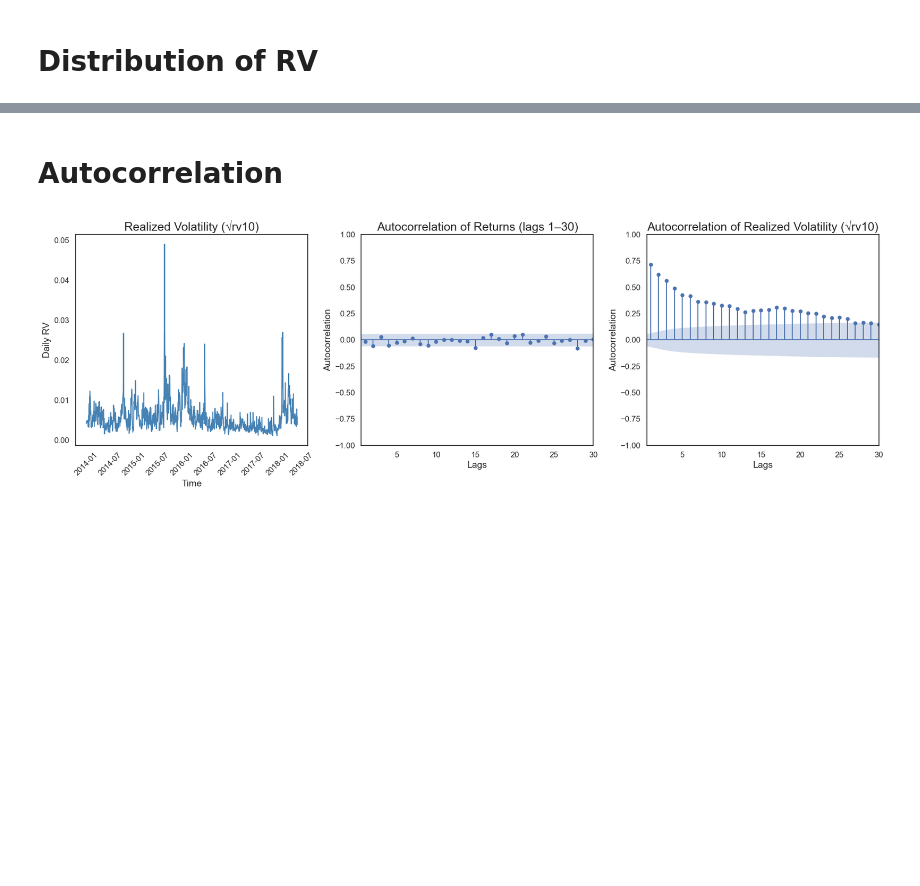
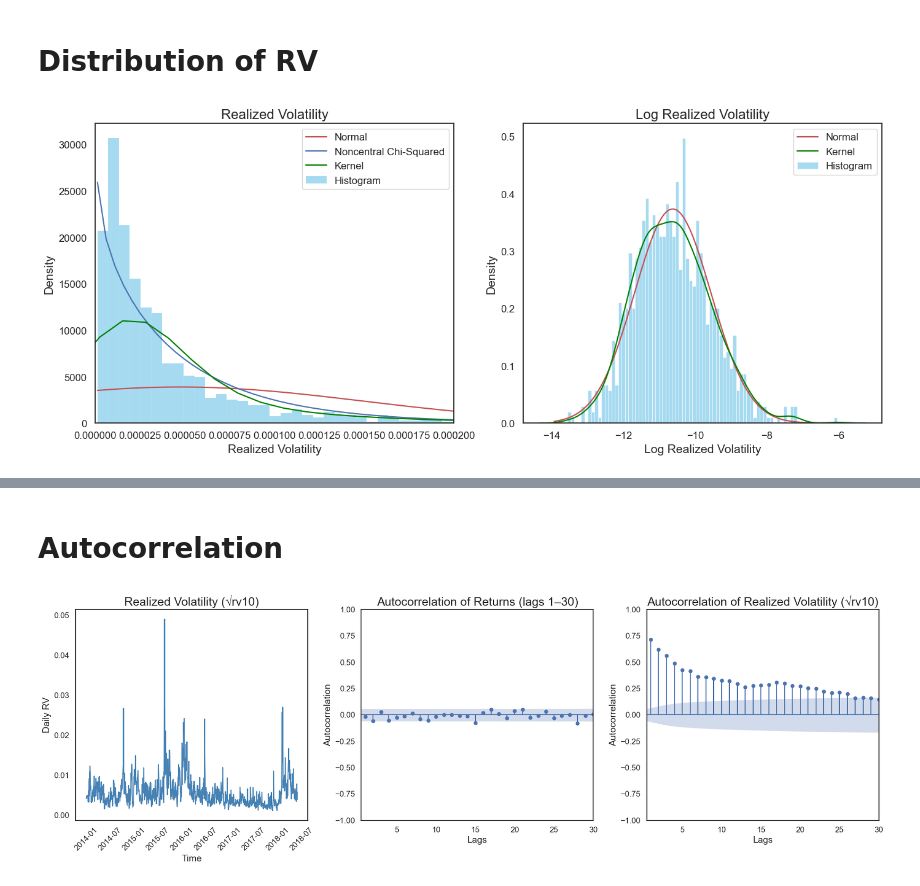
Before and after one commit to HyunminHong/Kalman-Heston-Filter, a Jupyter notebook: simulation/plotting_data.ipynb, the cells around one changed output, grey strips where cells are left out. Drawn from its saved outputs; the diff is of its cells as text; code cells hidden in the pictures; blank space fills up the shorter version.

```diff
--- a/simulation/plotting_data.ipynb
+++ b/simulation/plotting_data.ipynb
@@ -30,3 +30,55 @@ df.index = pd.to_datetime(df.index)
 df = df.loc[pd.to_datetime('2014-01-01'):pd.to_datetime('2018-06-01')]
 # %% [markdown]
 # Distribution of RV
+# %%
+# Prepare data
+rv = df['rv10'].dropna()
+log_rv = np.log(rv)
+
+fig, ax = plt.subplots(1, 2, figsize=(14, 6))
+
+# Left subplot: Realized volatility histogram and density curves
+sns.histplot(rv, kde=False, stat='density', bins=400, color='skyblue', ax=ax[0], label='Histogram')
+
+xmin, xmax = rv.min(), rv.max()
+x_vals = np.linspace(xmin, xmax, 500)
+
+# Fit and plot the log normal distribution
+# shape_logn, loc_logn, scale_logn = lognorm.fit(rv, floc=0)  # Usually loc is set to 0
+# ax[0].plot(x_vals, lognorm.pdf(x_vals, shape_logn, loc=loc_logn, scale=scale_logn), 'r', label='Lognormal')
+
+mu, std = norm.fit(rv)
+ax[0].plot(x_vals, norm.pdf(x_vals, mu, std), 'r', label='Normal')
+
+# Fit the noncentral chi-squared distribution with loc fixed at 0
+df_ncx2, nc_val, loc_val, scale_val = ncx2.fit(rv, floc=0)
+ax[0].plot(x_vals, ncx2.pdf(x_vals, df_ncx2, nc_val, loc=loc_val, scale=scale_val), 'b', label='Noncentral Chi-Squared')
+
+# Add kernel density estimate
+sns.kdeplot(rv, ax=ax[0], color='green', label='Kernel')
+
+ax[0].set_title('Realized Volatility', fontsize=16)
+ax[0].set_xlabel('Realized Volatility', fontsize=14)
+ax[0].set_ylabel('Density', fontsize=14)
+ax[0].set_xlim(0, 0.0002)
+ax[0].tick_params(axis='both', labelsize=12)
+ax[0].legend(fontsize=12)
+
+# Right subplot: Log realized volatility histogram and normal density
+sns.histplot(log_rv, kde=False, stat='density', bins=80, color='skyblue', ax=ax[1], label='Histogram')
+xmin_log, xmax_log = ax[1].get_xlim()
+x_vals_log = np.linspace(xmin_log, xmax_log, 500)
+mu_log, std_log = norm.fit(log_rv)
+ax[1].plot(x_vals_log, norm.pdf(x_vals_log, mu_log, std_log), 'r', label='Normal')
+sns.kdeplot(log_rv, ax=ax[1], color='green', label='Kernel')
+
+ax[1].set_title('Log Realized Volatility', fontsize=16)
+ax[1].set_xlabel('Log Realized Volatility', fontsize=14)
+ax[1].set_ylabel('Density', fontsize=14)
+ax[1].tick_params(axis='both', labelsize=12)
+ax[1].legend(fontsize=12)
+
+plt.tight_layout()
+plt.show()
+# %% [output]
+[figure, added]
```
Also changed, not shown: parts of 3 cells of this notebook, 2 other files.
